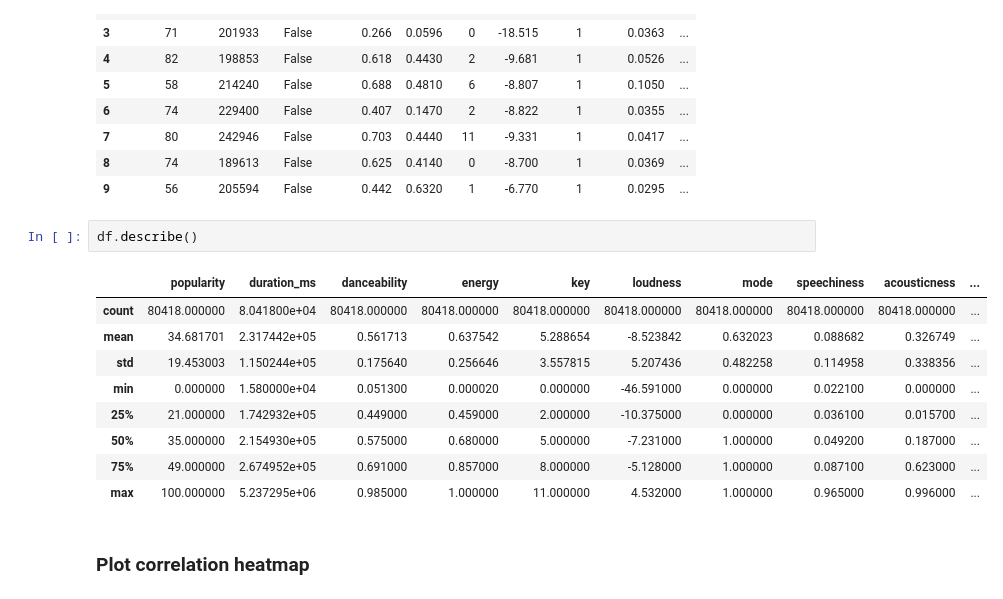
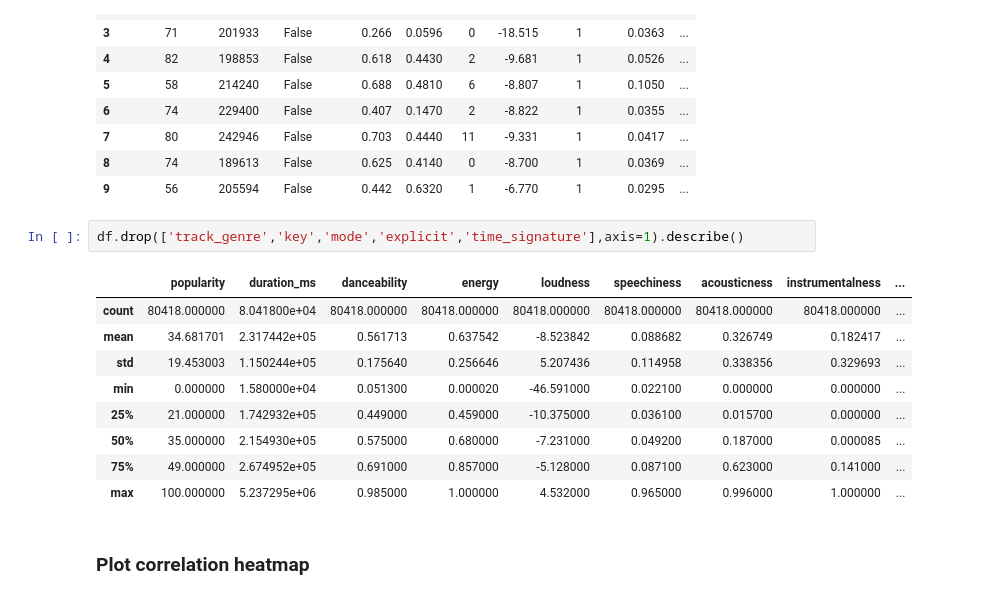
Before and after one commit to diivien/Music-Popularity-Prediction, a Jupyter notebook: Exploratory Data Analysis.ipynb, the cells around one changed output. Saved outputs shown, nothing was run; the diff lists cells and outputs as text.

```diff
--- a/Exploratory Data Analysis.ipynb
+++ b/Exploratory Data Analysis.ipynb
@@ -29,17 +29,17 @@ df.head(10)
 | 8 | 74 | 189613 | False | 0.625 | 0.4140 | 0 | -8.700 | 1 | 0.0369 | ... |
 | 9 | 56 | 205594 | False | 0.442 | 0.6320 | 1 | -6.770 | 1 | 0.0295 | ... |
 # %%
-df.describe()
+df.drop(['track_genre','key','mode','explicit','time_signature'],axis=1).describe()
 # %% [output]
-|  | popularity | duration_ms | danceability | energy | key | loudness | mode | speechiness | acousticness | ... |
-| count | 80418.000000 | 8.041800e+04 | 80418.000000 | 80418.000000 | 80418.000000 | 80418.000000 | 80418.000000 | 80418.000000 | 80418.000000 | ... |
-| mean | 34.681701 | 2.317442e+05 | 0.561713 | 0.637542 | 5.288654 | -8.523842 | 0.632023 | 0.088682 | 0.326749 | ... |
-| std | 19.453003 | 1.150244e+05 | 0.175640 | 0.256646 | 3.557815 | 5.207436 | 0.482258 | 0.114958 | 0.338356 | ... |
-| min | 0.000000 | 1.580000e+04 | 0.051300 | 0.000020 | 0.000000 | -46.591000 | 0.000000 | 0.022100 | 0.000000 | ... |
-| 25% | 21.000000 | 1.742932e+05 | 0.449000 | 0.459000 | 2.000000 | -10.375000 | 0.000000 | 0.036100 | 0.015700 | ... |
-| 50% | 35.000000 | 2.154930e+05 | 0.575000 | 0.680000 | 5.000000 | -7.231000 | 1.000000 | 0.049200 | 0.187000 | ... |
-| 75% | 49.000000 | 2.674952e+05 | 0.691000 | 0.857000 | 8.000000 | -5.128000 | 1.000000 | 0.087100 | 0.623000 | ... |
-| max | 100.000000 | 5.237295e+06 | 0.985000 | 1.000000 | 11.000000 | 4.532000 | 1.000000 | 0.965000 | 0.996000 | ... |
+|  | popularity | duration_ms | danceability | energy | loudness | speechiness | acousticness | instrumentalness | ... |
+| count | 80418.000000 | 8.041800e+04 | 80418.000000 | 80418.000000 | 80418.000000 | 80418.000000 | 80418.000000 | 80418.000000 | ... |
+| mean | 34.681701 | 2.317442e+05 | 0.561713 | 0.637542 | -8.523842 | 0.088682 | 0.326749 | 0.182417 | ... |
+| std | 19.453003 | 1.150244e+05 | 0.175640 | 0.256646 | 5.207436 | 0.114958 | 0.338356 | 0.329693 | ... |
+| min | 0.000000 | 1.580000e+04 | 0.051300 | 0.000020 | -46.591000 | 0.022100 | 0.000000 | 0.000000 | ... |
+| 25% | 21.000000 | 1.742932e+05 | 0.449000 | 0.459000 | -10.375000 | 0.036100 | 0.015700 | 0.000000 | ... |
+| 50% | 35.000000 | 2.154930e+05 | 0.575000 | 0.680000 | -7.231000 | 0.049200 | 0.187000 | 0.000085 | ... |
+| 75% | 49.000000 | 2.674952e+05 | 0.691000 | 0.857000 | -5.128000 | 0.087100 | 0.623000 | 0.141000 | ... |
+| max | 100.000000 | 5.237295e+06 | 0.985000 | 1.000000 | 4.532000 | 0.965000 | 0.996000 | 1.000000 | ... |
 # %% [markdown]
 ### Plot correlation heatmap
 # %%
```
Also changed, not shown: parts of 4 cells of this notebook.
